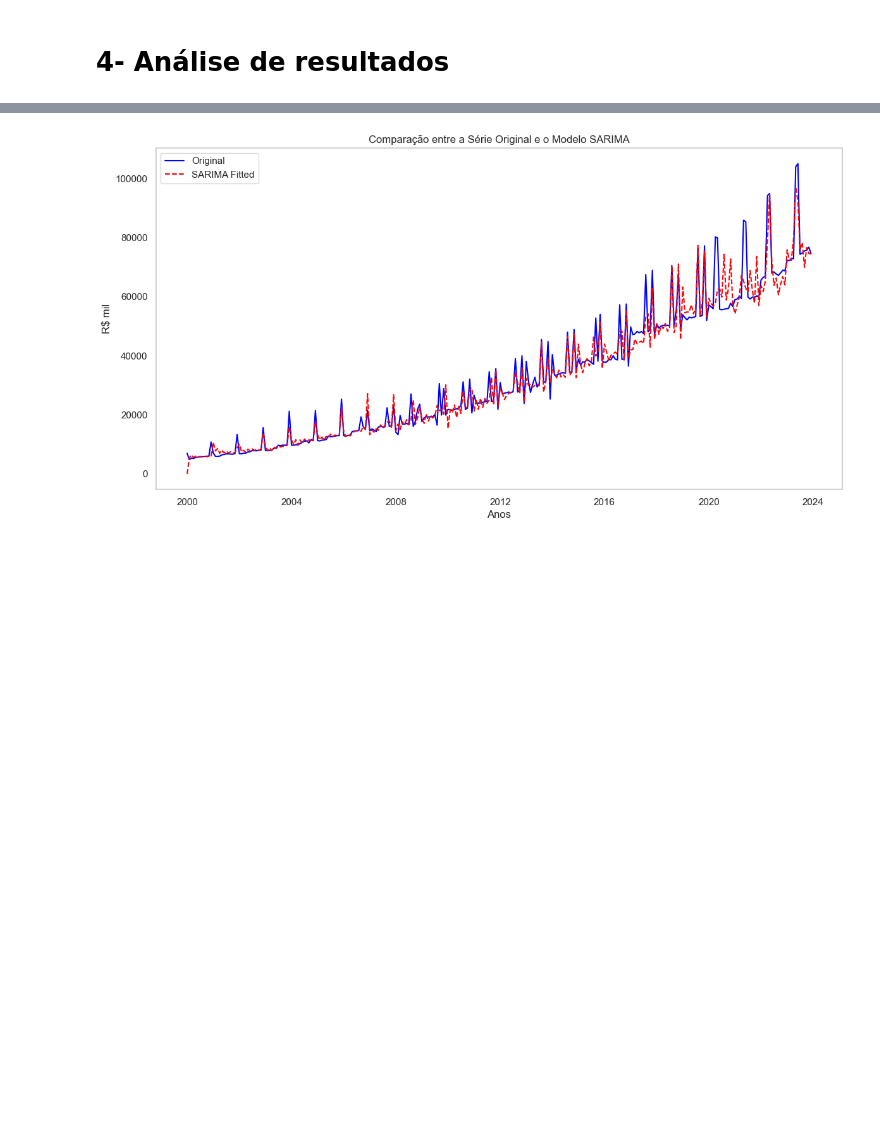
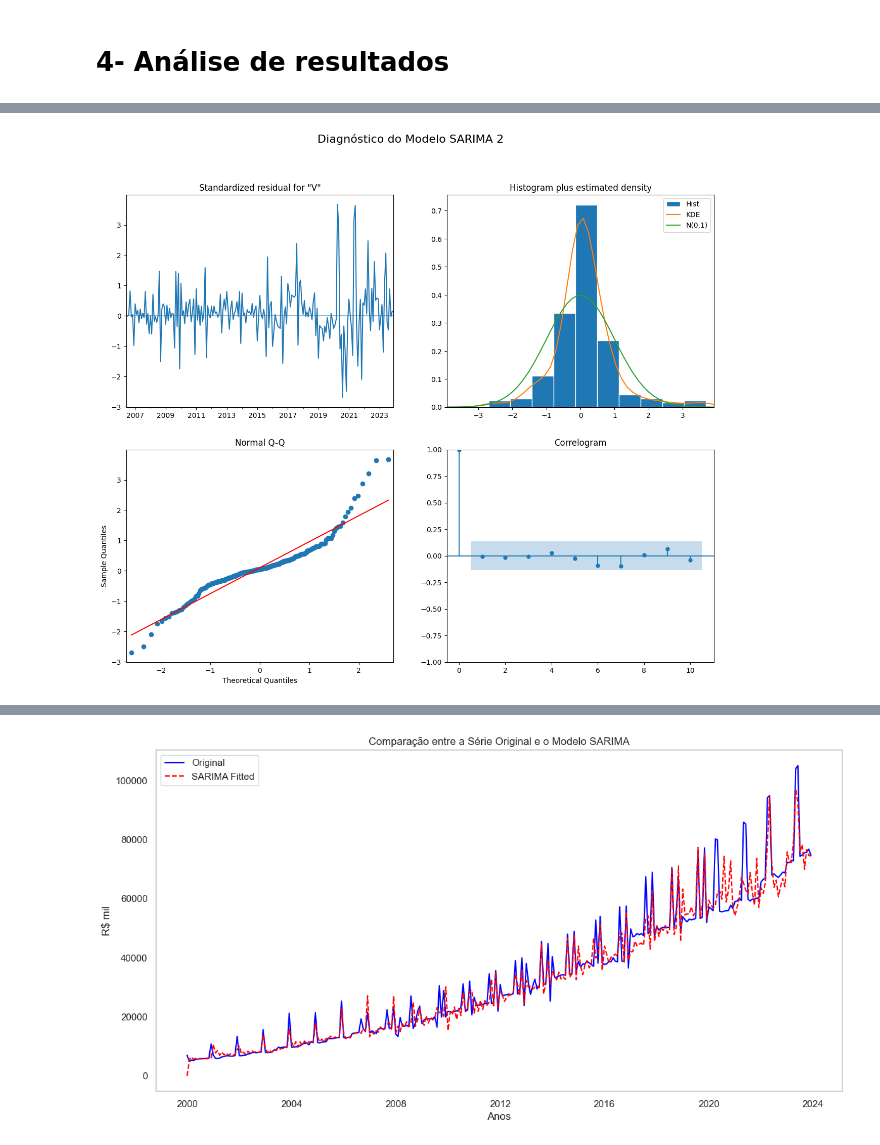
Before and after one commit to victordornelos/tcc_cap3, a Jupyter notebook: cap3.ipynb, the cells around one changed output, grey strips where cells are left out. Drawn from its saved outputs; the diff is of its cells as text; code cells hidden in the pictures; blank space fills up the shorter version.

```diff
--- a/cap3.ipynb
+++ b/cap3.ipynb
@@ -627,0 +579,3 @@ else:
+# %%
+resultado_modelo2 = rodar_sarimax(result_df, 1)
+resultado_modelo2.summary()
@@ -627,0 +671,7 @@ else:
+# %%
+resultado_modelo2.plot_diagnostics(figsize=(15, 12))
+plt.grid(False)
+plt.suptitle('Diagnóstico do Modelo SARIMA 2', fontsize=16)
+plt.show()
+# %% [output]
+[figure, added]
```
Also changed, not shown: parts of 22 cells of this notebook, 4 other files.
